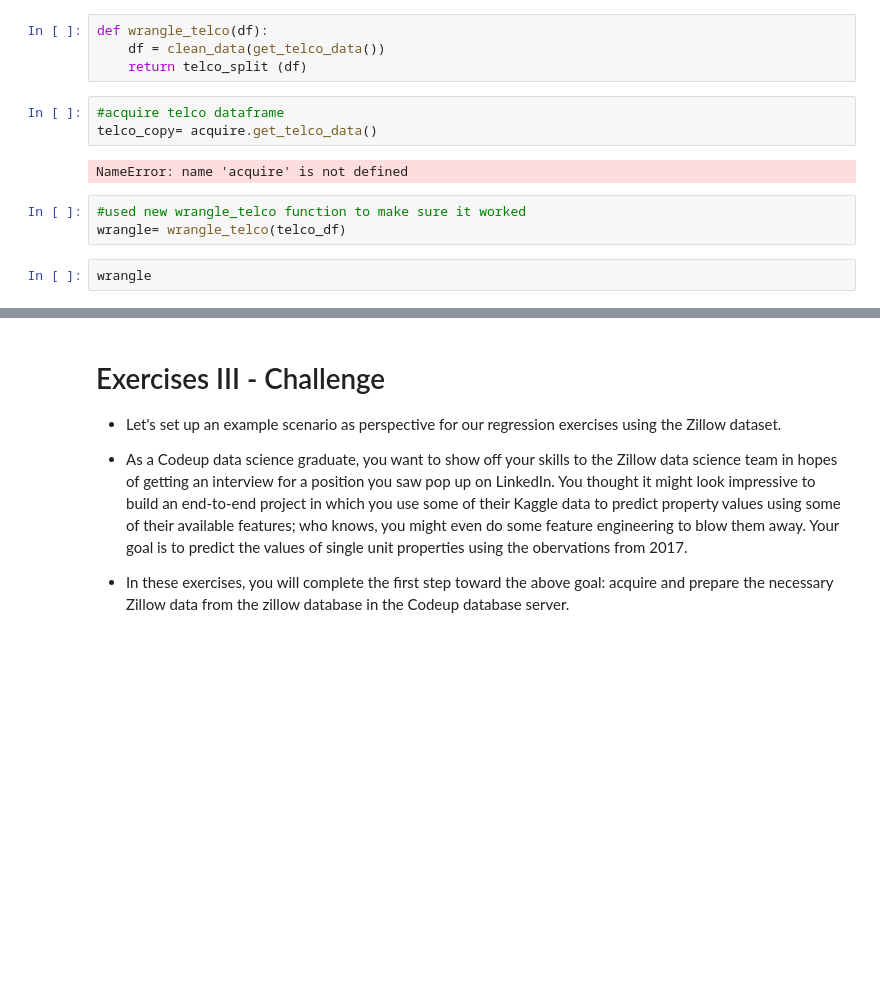
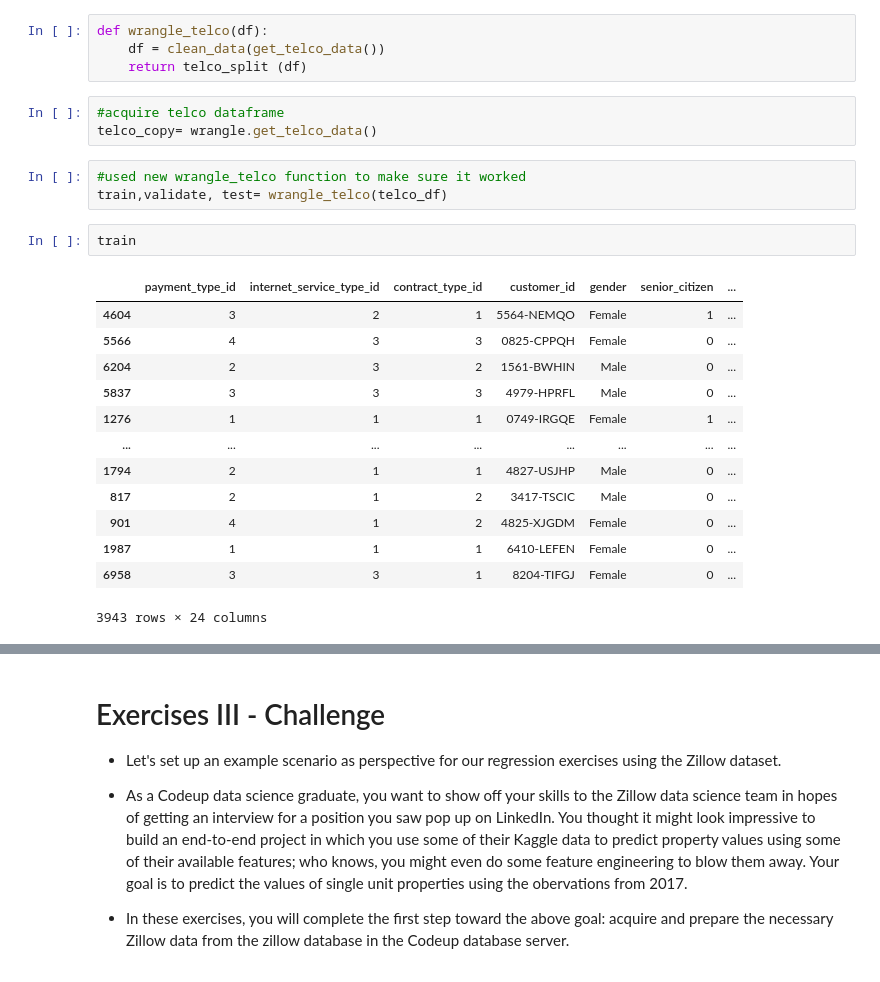
Before and after one commit to LinhQuach13/regression-exercises, a Jupyter notebook: wrangle.ipynb, the cells around one changed output, grey strips where cells are left out. Cells and saved outputs as stored; diff of their text form; blank space fills up the shorter version.

```diff
--- a/wrangle.ipynb
+++ b/wrangle.ipynb
@@ -262,11 +261,23 @@ def wrangle_telco(df):
     return telco_split (df)
 # %%
 #acquire telco dataframe
-telco_copy= acquire.get_telco_data()
+telco_copy= wrangle.get_telco_data()
-# %% [output]
-NameError: name 'acquire' is not defined
 # %%
 #used new wrangle_telco function to make sure it worked
-wrangle= wrangle_telco(telco_df)
+train,validate, test= wrangle_telco(telco_df)
-# %%
-wrangle
+# %%
+train
+# %% [output]
+|  | payment_type_id | internet_service_type_id | contract_type_id | customer_id | gender | senior_citizen | ... |
+| 4604 | 3 | 2 | 1 | 5564-NEMQO | Female | 1 | ... |
+| 5566 | 4 | 3 | 3 | 0825-CPPQH | Female | 0 | ... |
+| 6204 | 2 | 3 | 2 | 1561-BWHIN | Male | 0 | ... |
+| 5837 | 3 | 3 | 3 | 4979-HPRFL | Male | 0 | ... |
+| 1276 | 1 | 1 | 1 | 0749-IRGQE | Female | 1 | ... |
+| ... | ... | ... | ... | ... | ... | ... | ... |
+| 1794 | 2 | 1 | 1 | 4827-USJHP | Male | 0 | ... |
+| 817 | 2 | 1 | 2 | 3417-TSCIC | Male | 0 | ... |
+| 901 | 4 | 1 | 2 | 4825-XJGDM | Female | 0 | ... |
+| 1987 | 1 | 1 | 1 | 6410-LEFEN | Female | 0 | ... |
+| 6958 | 3 | 3 | 1 | 8204-TIFGJ | Female | 0 | ... |
+3943 rows × 24 columns
```
Also changed, not shown: parts of 13 cells of this notebook.
